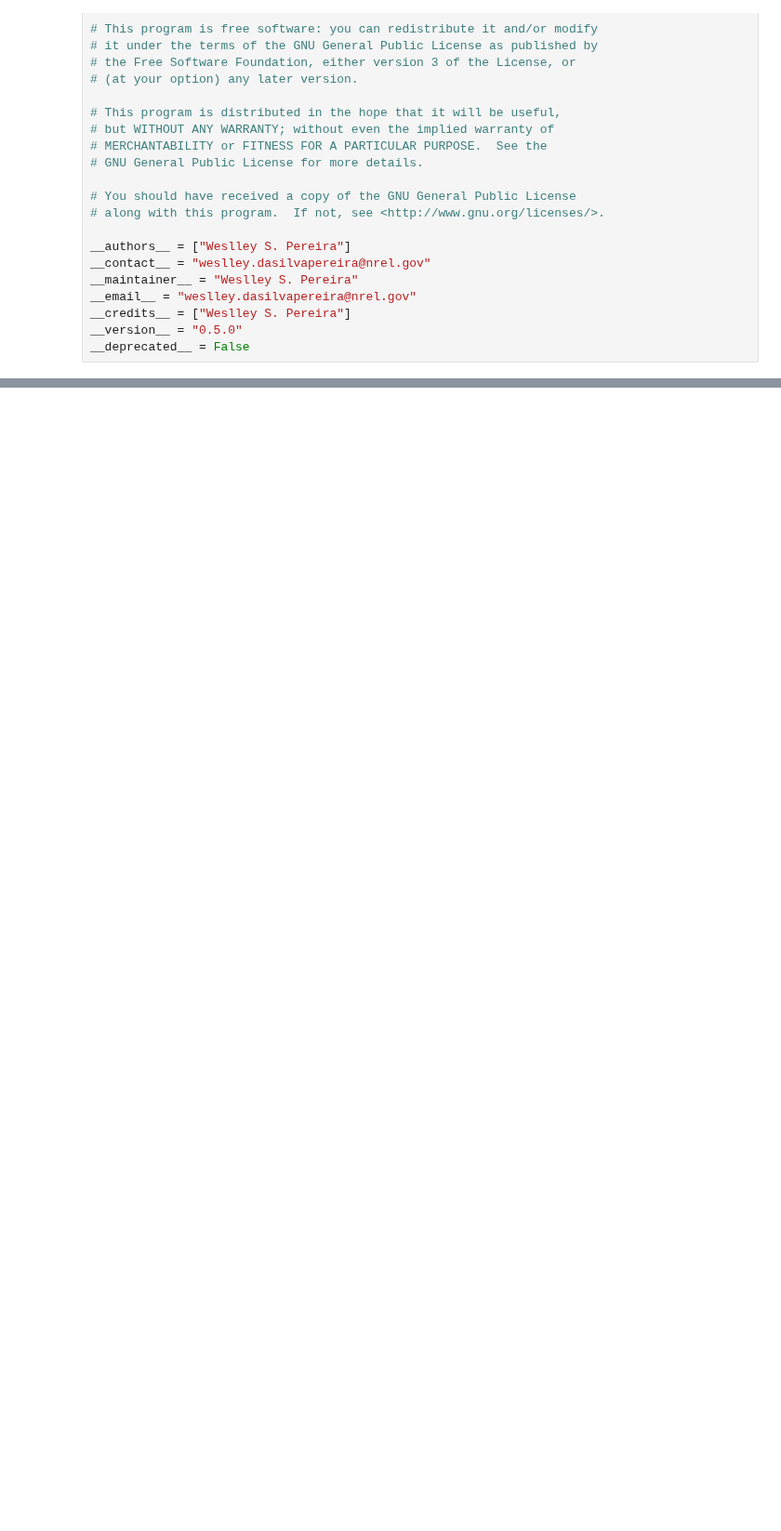
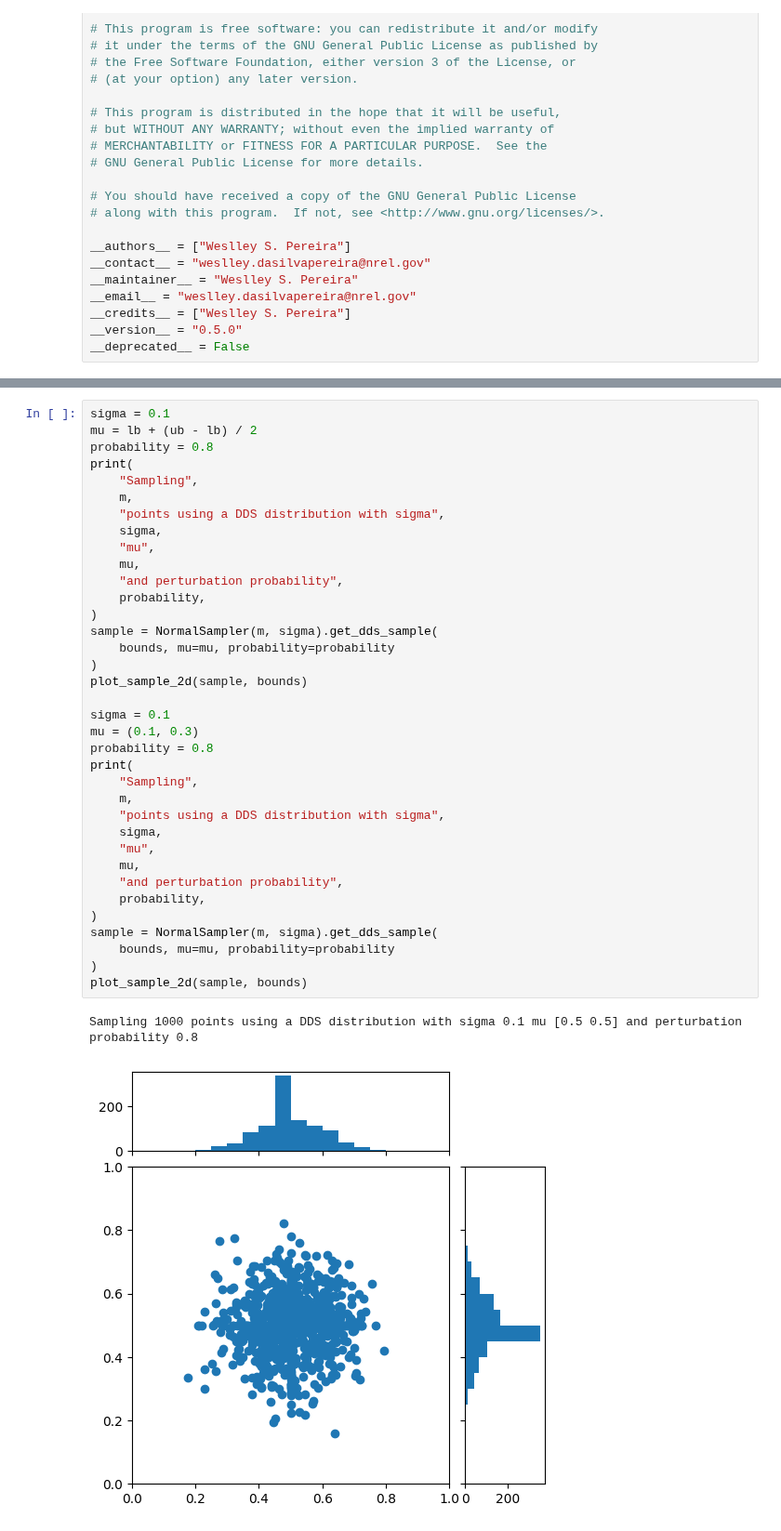
Before and after one commit to NREL/bbopt, a Jupyter notebook: examples/sampling.ipynb, the cells around one changed output, grey strips where cells are left out. Shown at 93% size. Drawn from its saved outputs; the diff is of its cells as text; blank space fills up the shorter version.

```diff
--- a/examples/sampling.ipynb
+++ b/examples/sampling.ipynb
@@ -102,0 +137,39 @@ Sampling 100 points using SLHD
+# %%
+sigma = 0.1
+mu = lb + (ub - lb) / 2
+probability = 0.8
+print(
+    "Sampling",
+    m,
+    "points using a DDS distribution with sigma",
+    sigma,
+    "mu",
+    mu,
+    "and perturbation probability",
+    probability,
+)
+sample = NormalSampler(m, sigma).get_dds_sample(
+    bounds, mu=mu, probability=probability
+)
+plot_sample_2d(sample, bounds)
+
+sigma = 0.1
+mu = (0.1, 0.3)
+probability = 0.8
+print(
+    "Sampling",
+    m,
+    "points using a DDS distribution with sigma",
+    sigma,
+    "mu",
+    mu,
+    "and perturbation probability",
+    probability,
+)
+sample = NormalSampler(m, sigma).get_dds_sample(
+    bounds, mu=mu, probability=probability
+)
+plot_sample_2d(sample, bounds)
+# %% [output]
+Sampling 1000 points using a DDS distribution with sigma 0.1 mu [0.5 0.5] and perturbation probability 0.8
+[figure, added]
```
Also changed, not shown: parts of 16 cells of this notebook, 1 other file.
